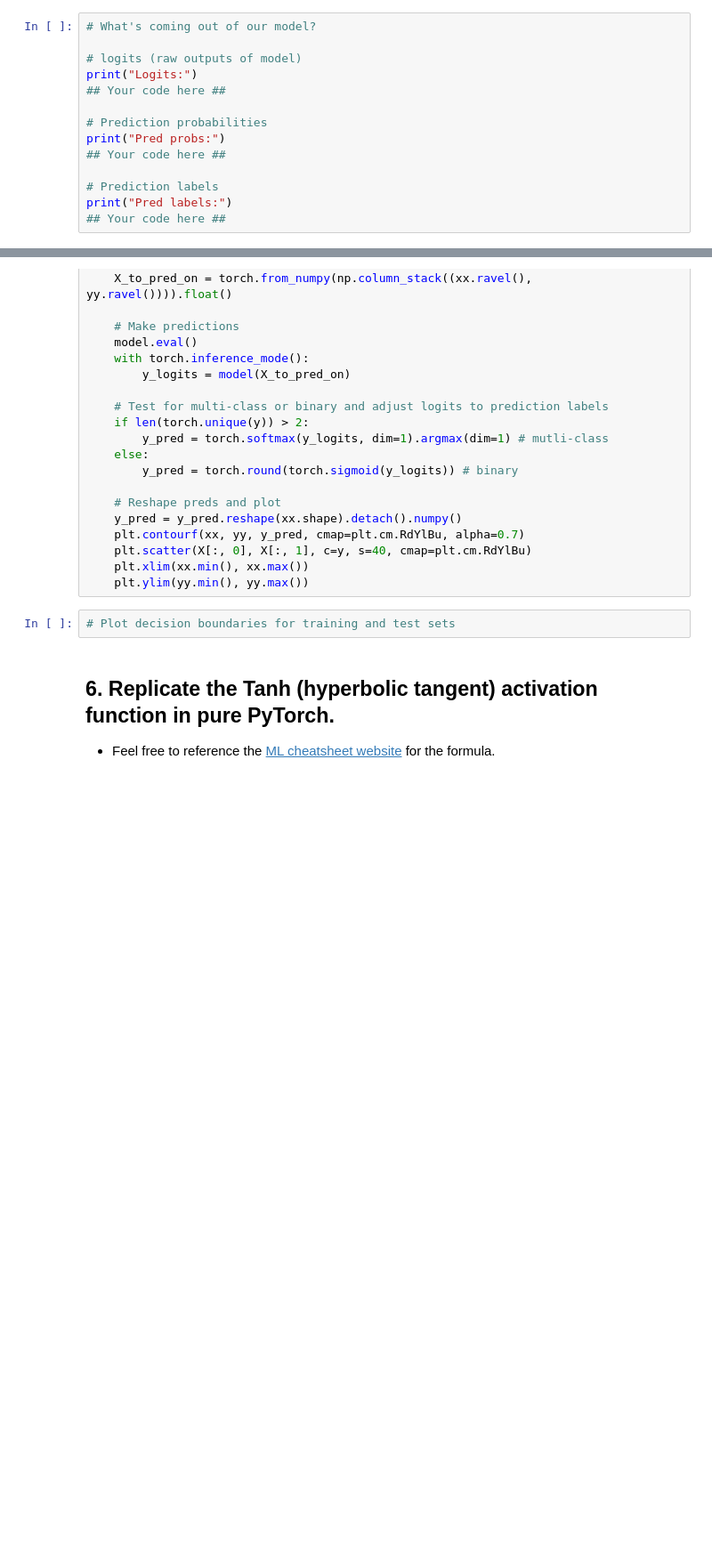
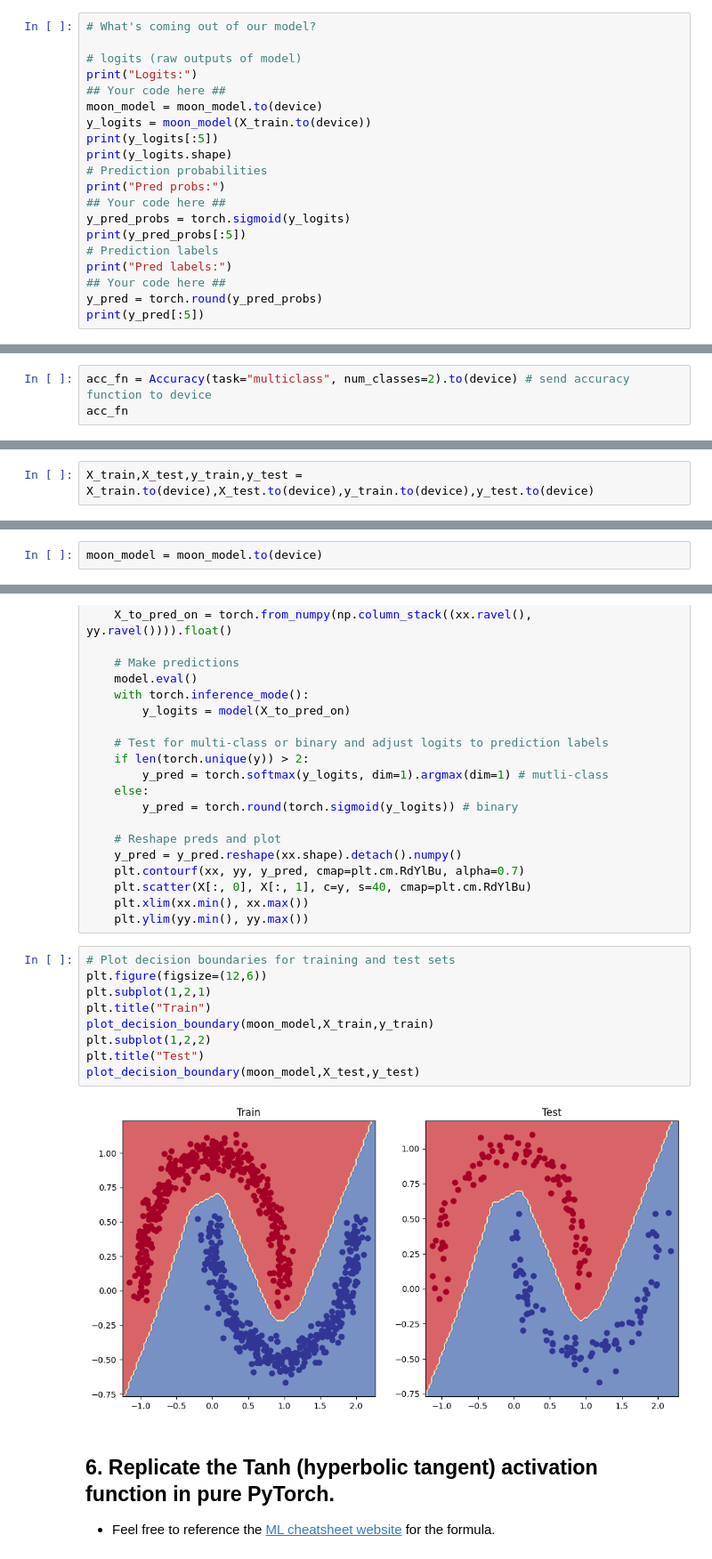
Before and after one commit to SanjaySaatyaki/pytorch_4_ml_dl, a Jupyter notebook: exercises/02_pytorch_classification_exercises.ipynb, the cells around one changed output, grey strips where cells are left out. Shown at 89% size. Cells and saved outputs as stored; diff of their text form; blank space fills up the shorter version.

```diff
--- a/exercises/02_pytorch_classification_exercises.ipynb
+++ b/exercises/02_pytorch_classification_exercises.ipynb
@@ -145,13 +135,19 @@ list(moon_model.parameters())
 # logits (raw outputs of model)
 print("Logits:")
 ## Your code here ##
-
+moon_model = moon_model.to(device)
+y_logits = moon_model(X_train.to(device))
+print(y_logits[:5])
+print(y_logits.shape)
 # Prediction probabilities
 print("Pred probs:")
 ## Your code here ##
-
+y_pred_probs = torch.sigmoid(y_logits)
+print(y_pred_probs[:5])
 # Prediction labels
 print("Pred labels:")
 ## Your code here ##
+y_pred = torch.round(y_pred_probs)
+print(y_pred[:5])
 # %% [output]
 Logits:
@@ -165,3 +177,6 @@ from torchmetrics import Accuracy
 ## TODO: Uncomment this code to use the Accuracy function
 # acc_fn = Accuracy(task="multiclass", num_classes=2).to(device) # send accuracy function to device
 # acc_fn
+# %%
+acc_fn = Accuracy(task="multiclass", num_classes=2).to(device) # send accuracy function to device
+acc_fn
@@ -167,0 +185,2 @@ from torchmetrics import Accuracy
+# %%
+X_train,X_test,y_train,y_test = X_train.to(device),X_test.to(device),y_train.to(device),y_test.to(device)
@@ -168,2 +194,4 @@ from torchmetrics import Accuracy
+# %%
+moon_model = moon_model.to(device)
 # %%
 ## TODO: Uncomment this to set the seed
@@ -254,8 +294,17 @@ def plot_decision_boundary(model, X, y):
     plt.scatter(X[:, 0], X[:, 1], c=y, s=40, cmap=plt.cm.RdYlBu)
     plt.xlim(xx.min(), xx.max())
     plt.ylim(yy.min(), yy.max())
-# %%
-# Plot decision boundaries for training and test sets
+# %%
+# Plot decision boundaries for training and test sets
+plt.figure(figsize=(12,6))
+plt.subplot(1,2,1)
+plt.title("Train")
+plot_decision_boundary(moon_model,X_train,y_train)
+plt.subplot(1,2,2)
+plt.title("Test")
+plot_decision_boundary(moon_model,X_test,y_test)
+# %% [output]
+[figure, added]
 # %% [markdown]
 ## 6. Replicate the Tanh (hyperbolic tangent) activation function in pure PyTorch.
   * Feel free to reference the [ML cheatsheet website](https://ml-cheatsheet.readthedocs.io/en/latest/activation_functions.html#tanh) for the formula.
```
Also changed, not shown: parts of 15 cells of this notebook.
